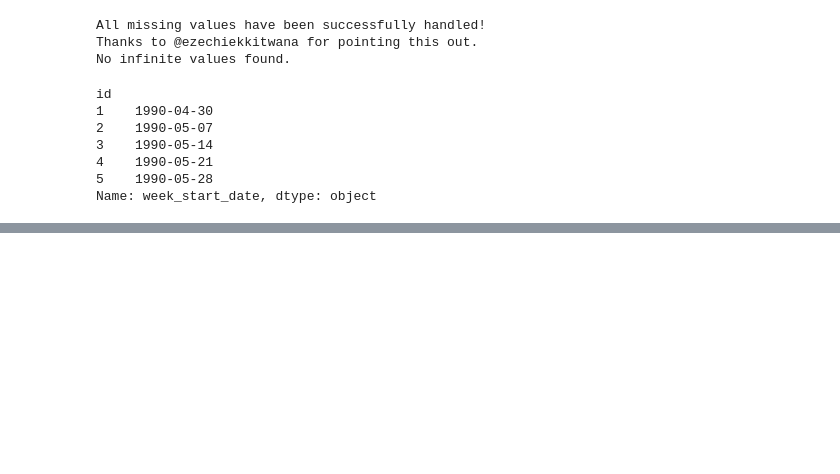
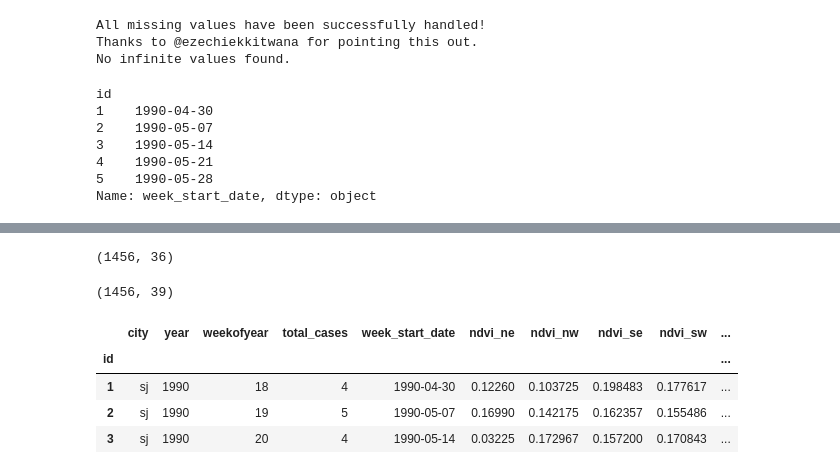
Before and after one commit to KitwanaSh/data_driven_competition, a Jupyter notebook: denai_diseases_spread/den_disease_spread.ipynb, the cells around one changed output, grey strips where cells are left out. Drawn from its saved outputs; the diff is of its cells as text; code cells hidden in the pictures; blank space fills up the shorter version.

```diff
--- a/denai_diseases_spread/den_disease_spread.ipynb
+++ b/denai_diseases_spread/den_disease_spread.ipynb
@@ -757,0 +872,46 @@ Name: week_start_date, dtype: object
+# %%
+df.shape
+# %% [output]
+(1456, 36)
+# %%
+# Calculate city-specific thresholds
+for city in ['sj', 'iq']:
+    city_mask = df['city'] == city
+
+    # Heavy rainfall (above 90th percentile)
+    rain_threshold = df.loc[city_mask, 'station_precip_mm'].quantile(0.9)
+    df.loc[city_mask, 'heavy_rain'] = (df.loc[city_mask, 'station_precip_mm'] > rain_threshold).astype(int)
+
+    # Extended dry period (below 10th percentile for multiple weeks)
+    dry_threshold = df.loc[city_mask, 'station_precip_mm'].quantile(0.1)
+
+    # Calculate dry spell duration
+    city_data = df[city_mask].copy().sort_values('week_start_date')
+    city_data['is_dry_week'] = (city_data['station_precip_mm'] <= dry_threshold).astype(int)
+
+    # Count consecutive dry weeks
+    city_data['dry_spell_count'] = 0
+    current_count = 0
+
+    for i, row in city_data.iterrows():
+        if row['is_dry_week'] == 1:
+            current_count += 1
+        else:
+            current_count = 0
+        city_data.loc[i, 'dry_spell_count'] = current_count
+
+    df.loc[city_mask, 'dry_spell_count'] = city_data['dry_spell_count']
+
+    # High temperature indicator (above 90th percentile)
+    temp_threshold = df.loc[city_mask, 'station_max_temp_c'].quantile(0.9)
+    df.loc[city_mask, 'high_temp'] = (df.loc[city_mask, 'station_max_temp_c'] > temp_threshold).astype(int)
+# %%
+print(df.shape)
+df.head(3)
+# %% [output]
+(1456, 39)
+|  | city | year | weekofyear | total_cases | week_start_date | ndvi_ne | ndvi_nw | ndvi_se | ndvi_sw | ... |
+| id |  |  |  |  |  |  |  |  |  | ... |
+| 1 | sj | 1990 | 18 | 4 | 1990-04-30 | 0.12260 | 0.103725 | 0.198483 | 0.177617 | ... |
+| 2 | sj | 1990 | 19 | 5 | 1990-05-07 | 0.16990 | 0.142175 | 0.162357 | 0.155486 | ... |
+| 3 | sj | 1990 | 20 | 4 | 1990-05-14 | 0.03225 | 0.172967 | 0.157200 | 0.170843 | ... |
```
Also changed, not shown: parts of 14 cells of this notebook.
